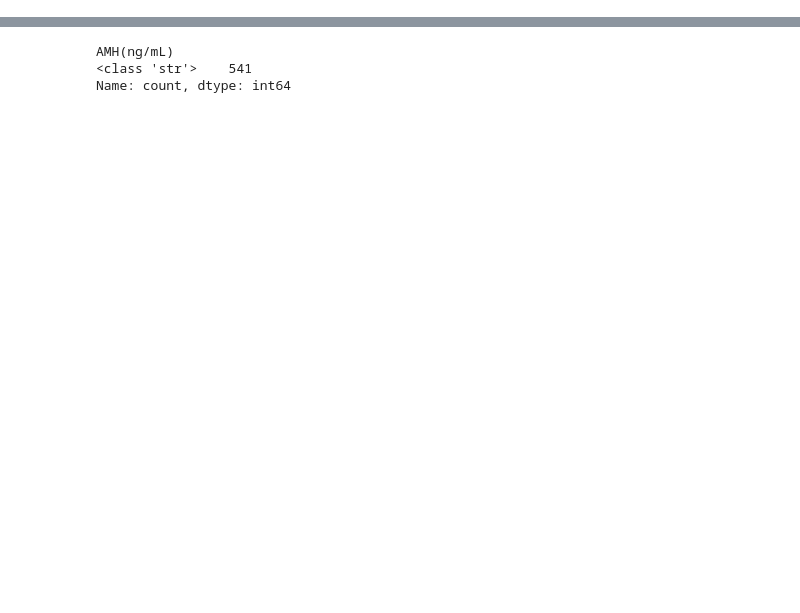
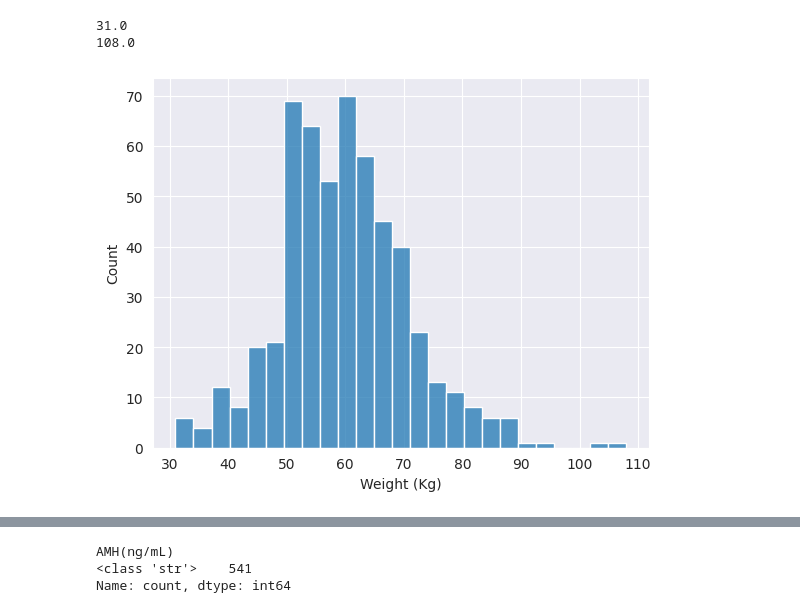
Before and after one commit to Parmida79/hera-care, a Jupyter notebook: notebooks/001.ipynb, the cells around one changed output, grey strips where cells are left out. Cells and saved outputs as stored; diff of their text form; code cells hidden in the pictures; blank space fills up the shorter version.

```diff
--- a/notebooks/001.ipynb
+++ b/notebooks/001.ipynb
@@ -55,0 +137,11 @@ array(['2.07', '1.53', '6.63', '1.22', '2.26', '6.74', '3.05', '1.54',
+# %%
+fertile_women_weight_range = fertile_df['Weight (Kg)']
+sns.histplot(fertile_women_weight_range)
+
+print(fertile_women_weight_range.min())
+print(fertile_women_weight_range.max())
+# weight ranges from 31 to 108 kg
+# %% [output]
+31.0
+108.0
+[figure, added]
```
Also changed, not shown: parts of 29 cells of this notebook, 8 other files.
